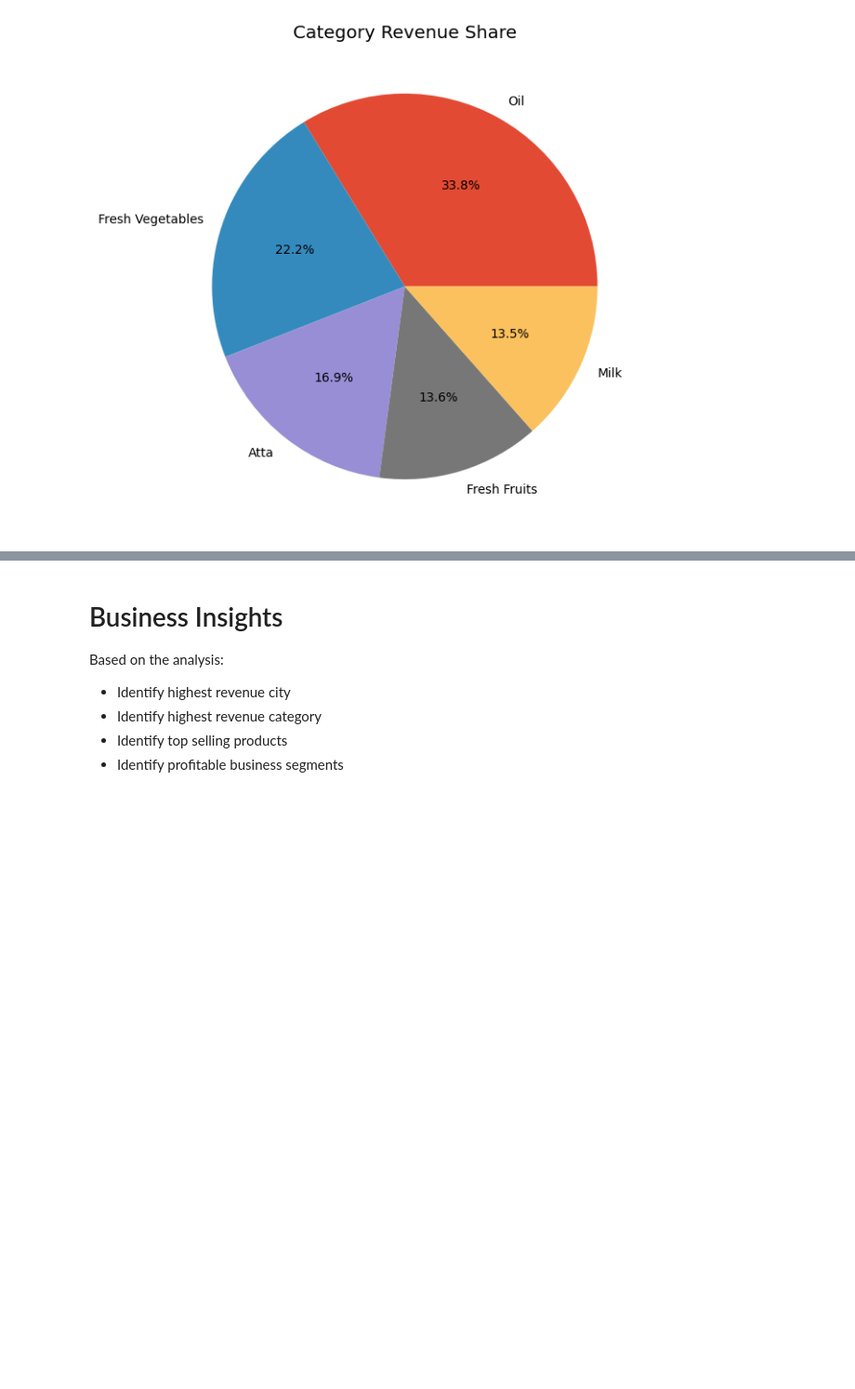
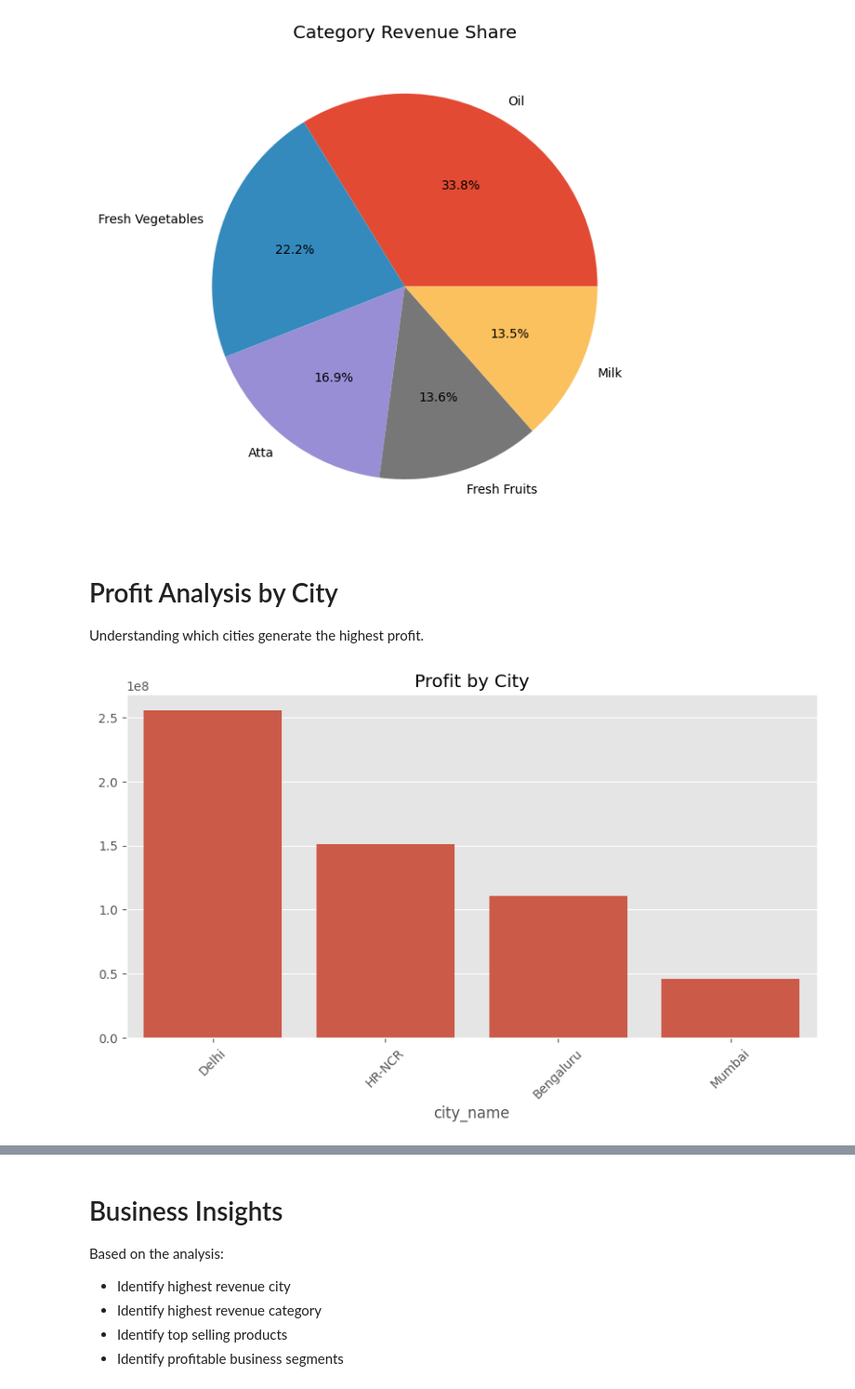
Before and after one commit to priyadarshinigujarathi13/MINI-PROJECT, a Jupyter notebook: F.ipynb, the cells around one changed output, grey strips where cells are left out. Shown at 93% size. Cells and saved outputs as stored; diff of their text form; code cells hidden in the pictures; blank space fills up the shorter version.

```diff
--- a/F.ipynb
+++ b/F.ipynb
@@ -336,3 +380,26 @@ plt.ylabel("")
 plt.show()
 # %% [output]
 [figure]
+# %% [markdown]
+# Profit Analysis by City
+
+Understanding which cities generate the highest profit.
+# %%
+profit_city = (
+    merged_df.groupby('city_name')['Profit']
+    .sum()
+    .sort_values(ascending=False)
+)
+
+plt.figure(figsize=(10,5))
+
+sns.barplot(
+    x=profit_city.index,
+    y=profit_city.values
+)
+
+plt.title("Profit by City")
+plt.xticks(rotation=45)
+plt.show()
+# %% [output]
+[figure, added]
```
Also changed, not shown: parts of 10 cells of this notebook.
